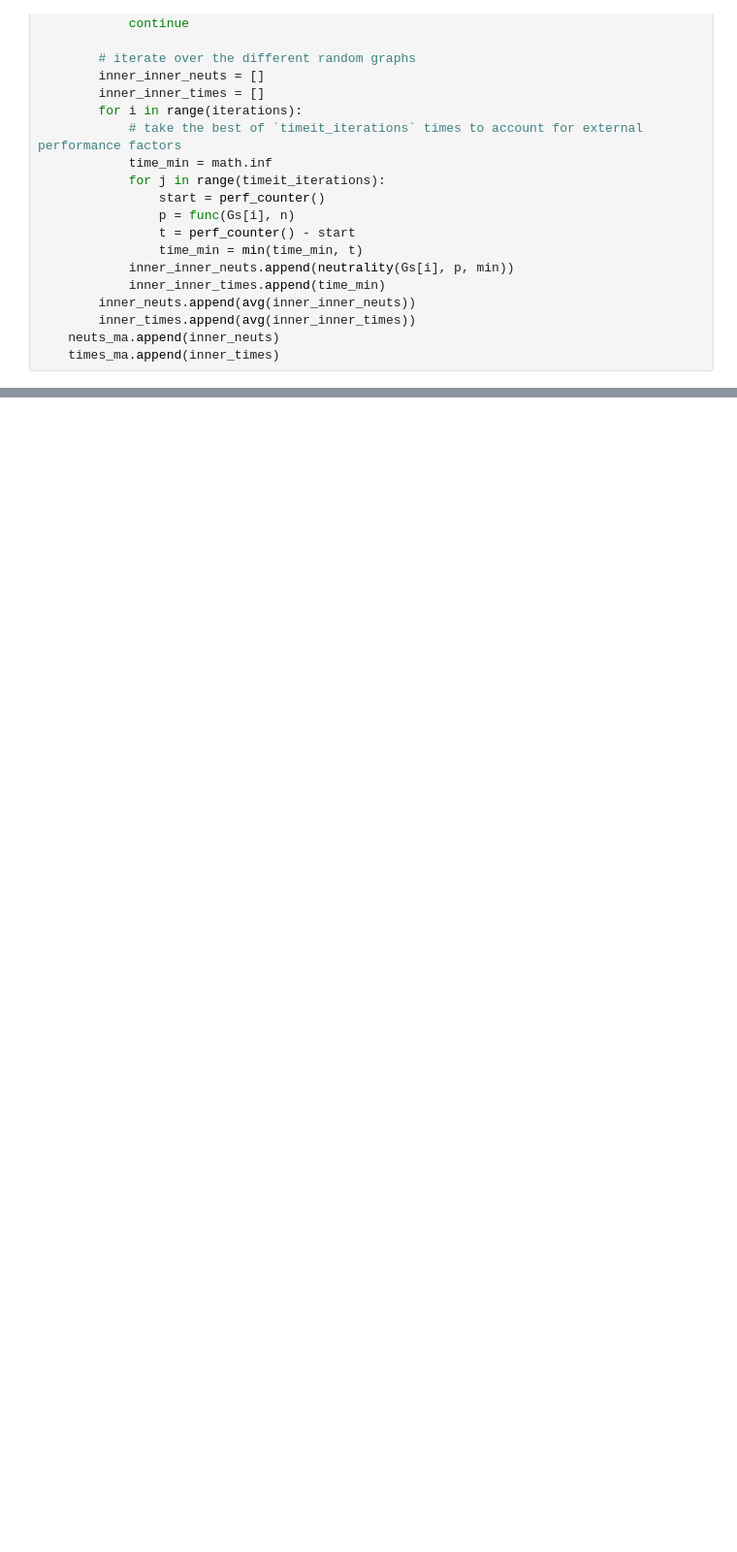
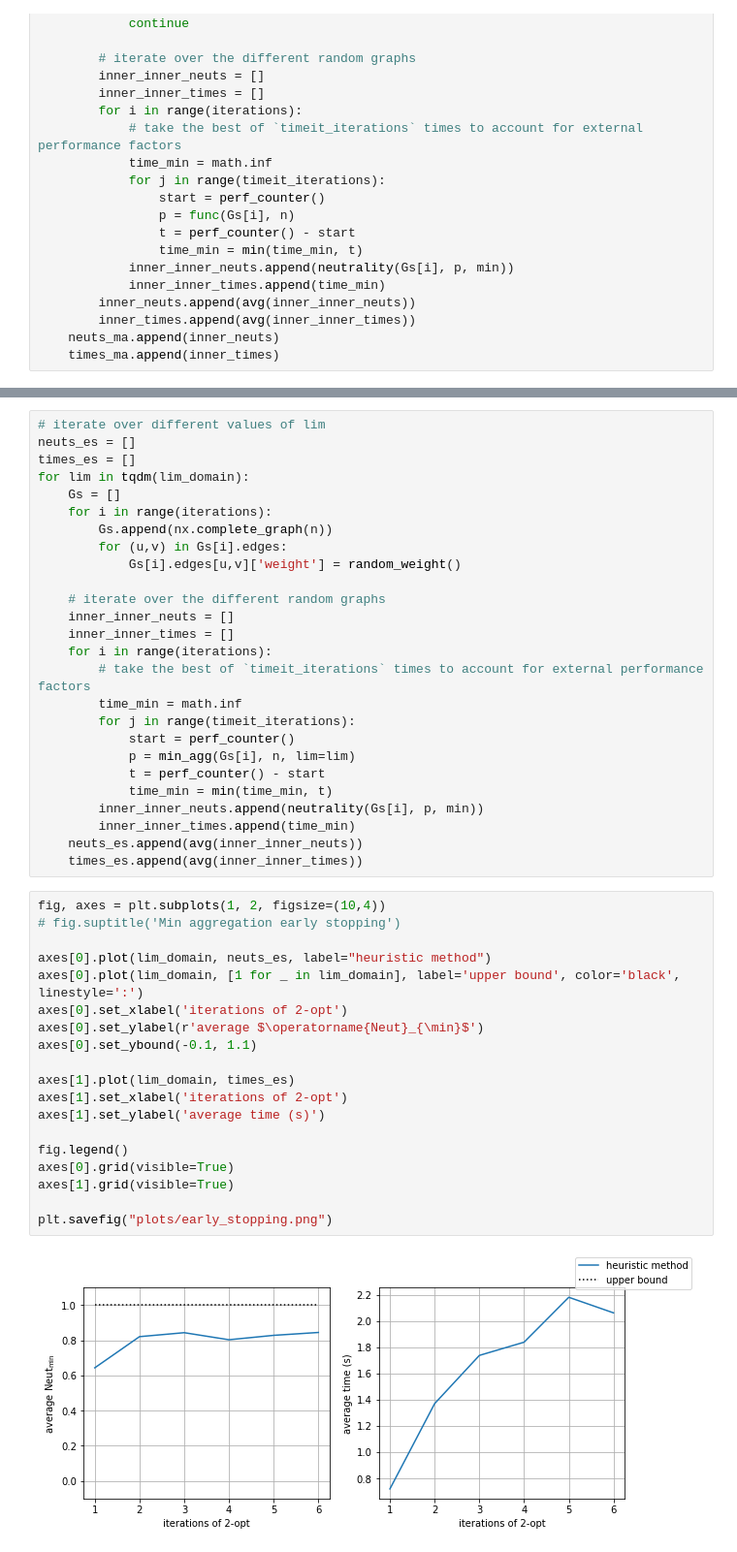
Before and after one commit to UIC-InDeXLab/news-ordering, a Jupyter notebook: maximizing_neutrality.ipynb, the cells around one changed output, grey strips where cells are left out. Shown: that part at 97% size. Cells and saved outputs as stored; diff of their text form; blank space fills up the shorter version.

```diff
--- a/maximizing_neutrality.ipynb
+++ b/maximizing_neutrality.ipynb
@@ -580,0 +622,47 @@ plt.savefig("plots/min_agg_plots.png")
+# %%
+# iterate over different values of lim
+neuts_es = []
+times_es = []
+for lim in tqdm(lim_domain):
+    Gs = []
+    for i in range(iterations):
+        Gs.append(nx.complete_graph(n))
+        for (u,v) in Gs[i].edges:
+            Gs[i].edges[u,v]['weight'] = random_weight()
+
+    # iterate over the different random graphs
+    inner_inner_neuts = []
+    inner_inner_times = []
+    for i in range(iterations):
+        # take the best of `timeit_iterations` times to account for external performance factors
+        time_min = math.inf
+        for j in range(timeit_iterations):
+            start = perf_counter()
+            p = min_agg(Gs[i], n, lim=lim)
+            t = perf_counter() - start
+            time_min = min(time_min, t)
+        inner_inner_neuts.append(neutrality(Gs[i], p, min))
+        inner_inner_times.append(time_min)
+    neuts_es.append(avg(inner_inner_neuts))
+    times_es.append(avg(inner_inner_times))
+# %%
+fig, axes = plt.subplots(1, 2, figsize=(10,4))
+# fig.suptitle('Min aggregation early stopping')
+
+axes[0].plot(lim_domain, neuts_es, label="heuristic method")
+axes[0].plot(lim_domain, [1 for _ in lim_domain], label='upper bound', color='black', linestyle=':')
+axes[0].set_xlabel('iterations of 2-opt')
+axes[0].set_ylabel(r'average $\operatorname{Neut}_{\min}$')
+axes[0].set_ybound(-0.1, 1.1)
+
+axes[1].plot(lim_domain, times_es)
+axes[1].set_xlabel('iterations of 2-opt')
+axes[1].set_ylabel('average time (s)')
+
+fig.legend()
+axes[0].grid(visible=True)
+axes[1].grid(visible=True)
+
+plt.savefig("plots/early_stopping.png")
+# %% [output]
+[figure, added]
```
Also changed, not shown: parts of 9 cells of this notebook, 14 other files.
